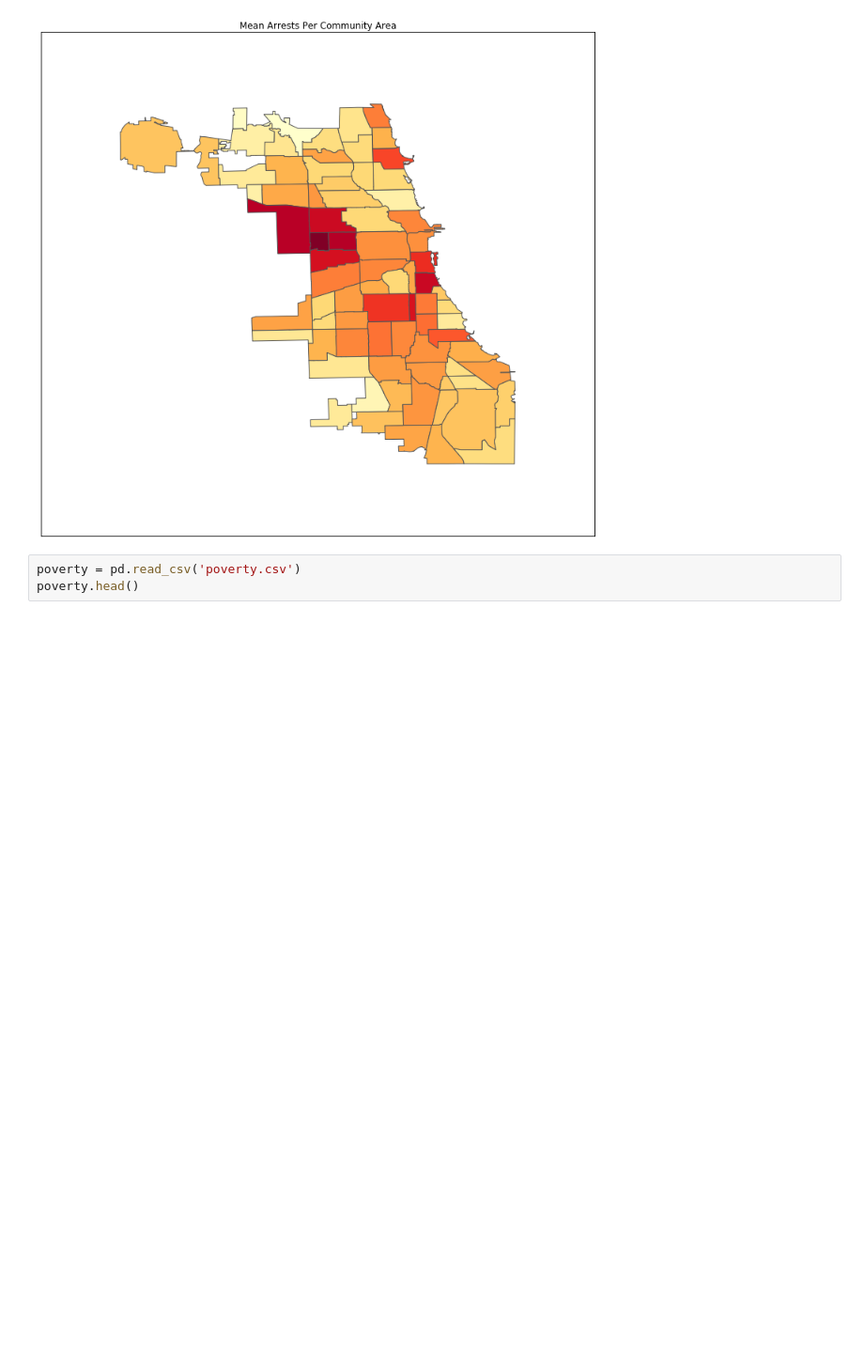
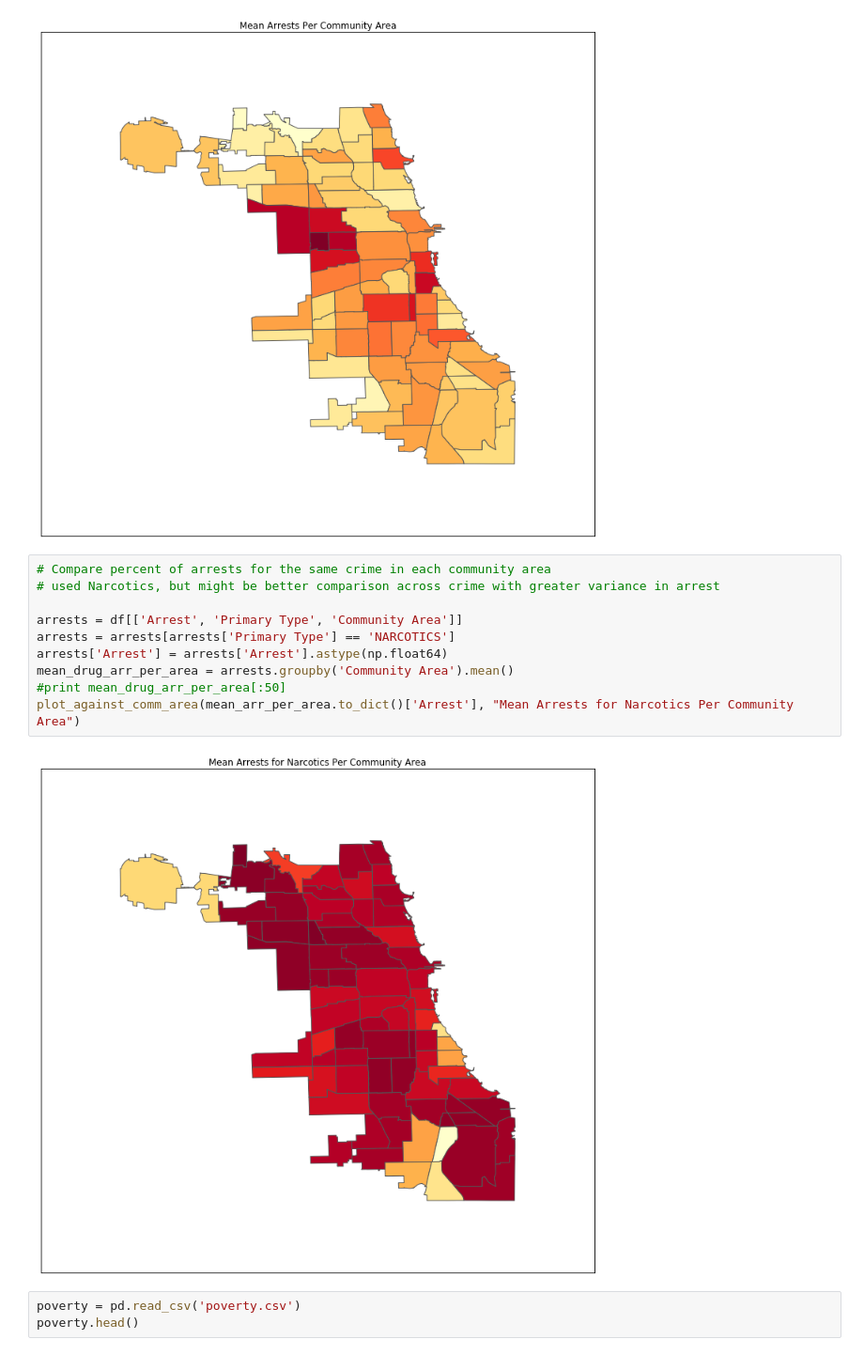
Before and after one commit to crime-analysis/crime_predictions, a Jupyter notebook: Community Areas.ipynb, the cells around one changed output. Shown: that part at 94% size. Saved outputs shown, nothing was run; the diff lists cells and outputs as text; blank space fills up the shorter version.

Commit message:
added viz comparing percent arrests across same crime in diff community areas

```diff
--- a/Community Areas.ipynb
+++ b/Community Areas.ipynb
@@ -95,6 +95,18 @@ Try using .loc[row_indexer,col_indexer] = value instead
 See the caveats in the documentation: http://pandas.pydata.org/pandas-docs/stable/indexing.html#indexing-view-versus-copy
   from ipykernel import kernelapp as app
 [figure]
+# %%
+# Compare percent of arrests for the same crime in each community area
+# used Narcotics, but might be better comparison across crime with greater variance in arrest
+
+arrests = df[['Arrest', 'Primary Type', 'Community Area']]
+arrests = arrests[arrests['Primary Type'] == 'NARCOTICS']
+arrests['Arrest'] = arrests['Arrest'].astype(np.float64)
+mean_drug_arr_per_area = arrests.groupby('Community Area').mean()
+#print mean_drug_arr_per_area[:50]
+plot_against_comm_area(mean_arr_per_area.to_dict()['Arrest'], "Mean Arrests for Narcotics Per Community Area")
+# %% [output]
+[figure, added]
 # %%
 poverty = pd.read_csv('poverty.csv')
 poverty.head()
```
